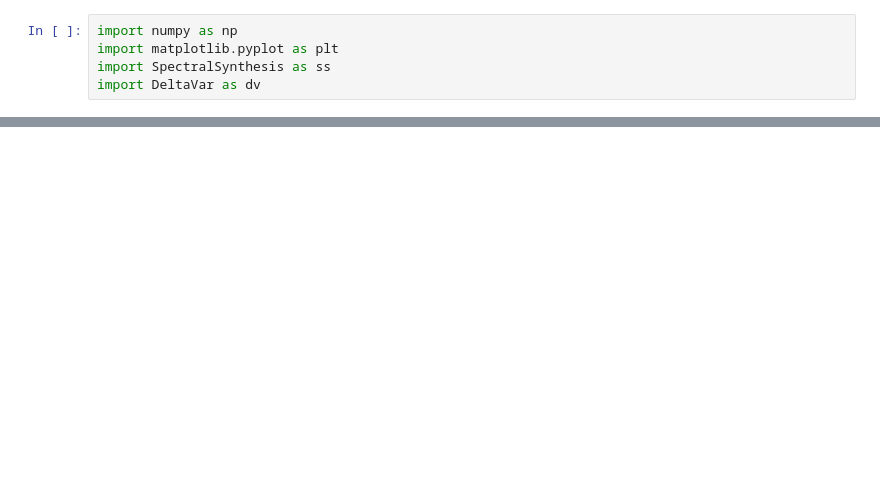
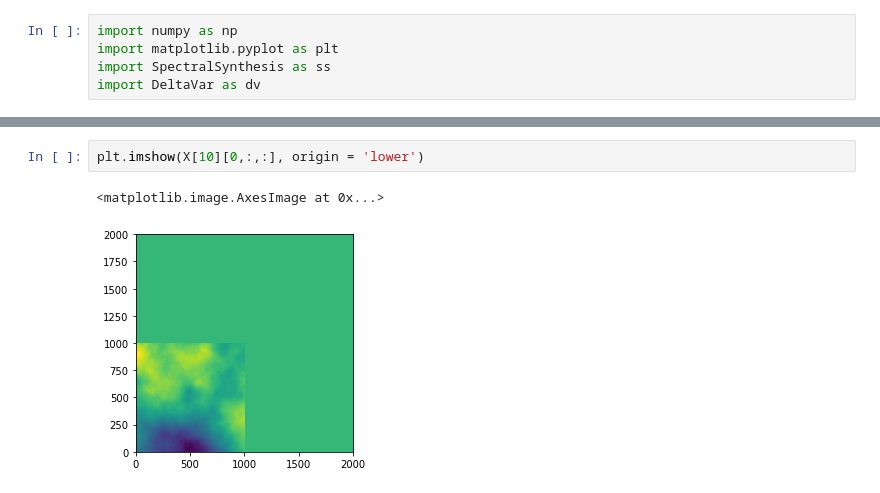
Before and after one commit to MBates92/Scripts, a Jupyter notebook: DeltaVarQuick.ipynb, the cells around one changed output, grey strips where cells are left out. Saved outputs shown, nothing was run; the diff lists cells and outputs as text; blank space fills up the shorter version.

```diff
--- a/DeltaVarQuick.ipynb
+++ b/DeltaVarQuick.ipynb
@@ -162,0 +56,5 @@ plt.show()
+# %%
+plt.imshow(X[10][0,:,:], origin = 'lower')
+# %% [output]
+<matplotlib.image.AxesImage at 0x...>
+[figure, added]
```
Also changed, not shown: parts of 37 cells of this notebook, 44 other files.
